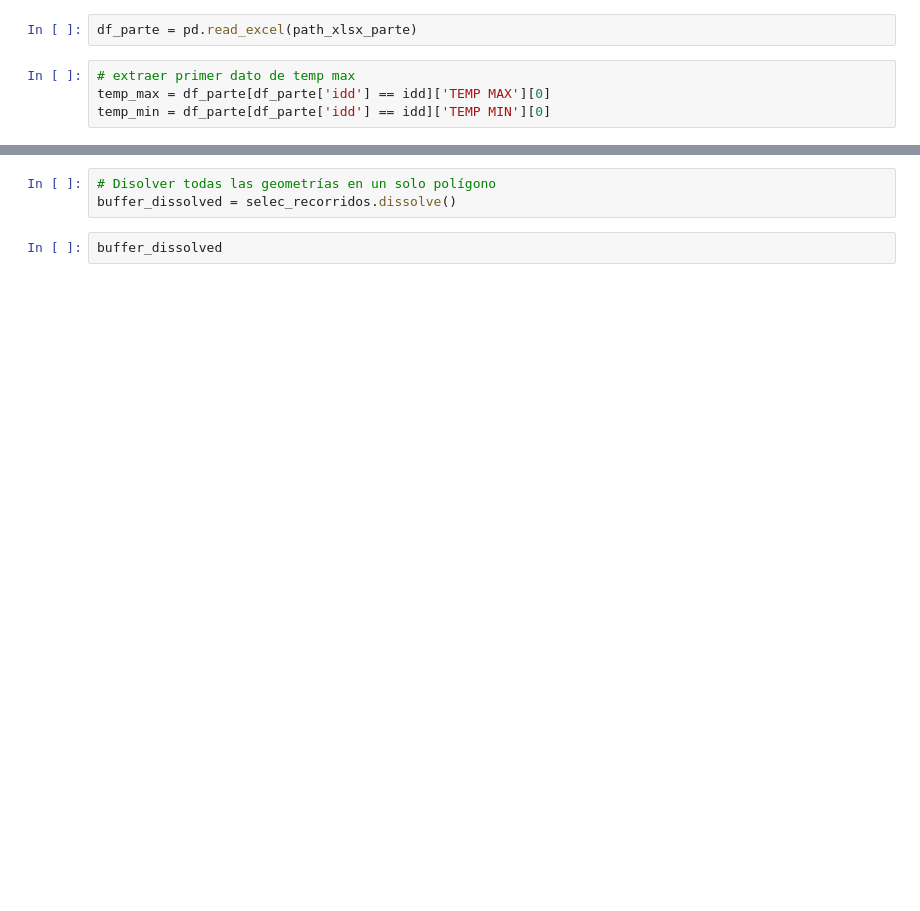
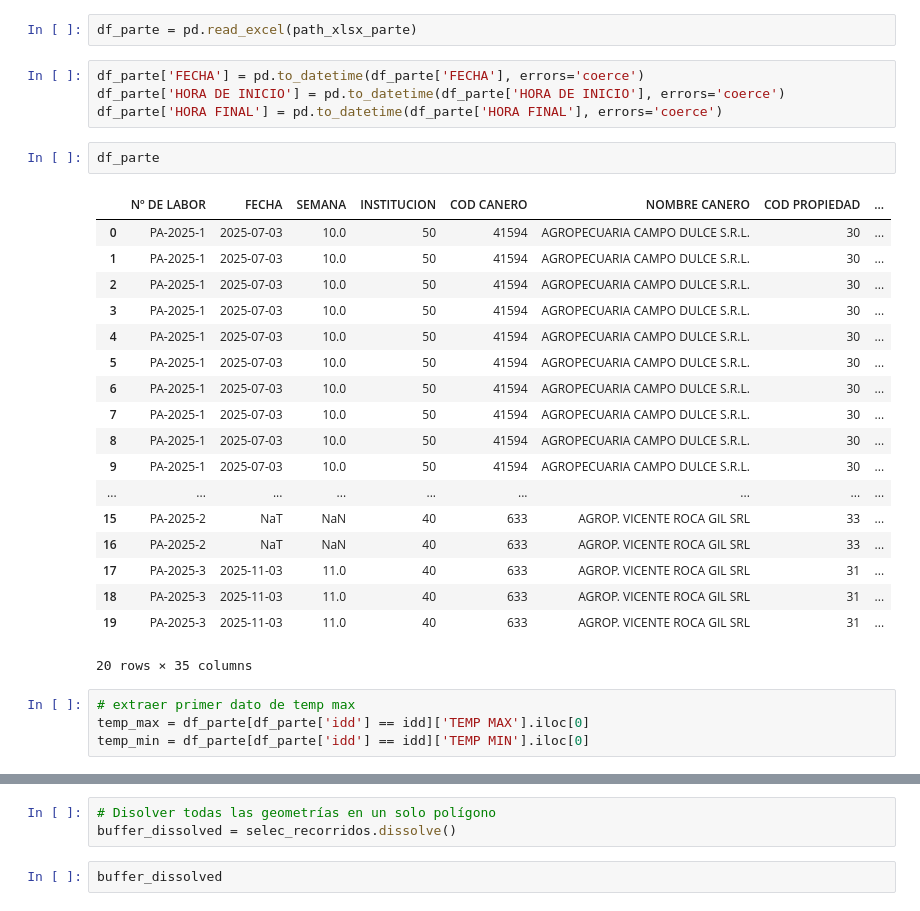
Before and after one commit to bismarksr17/utea_scripts, a Jupyter notebook: drones_pulverizacion/031_pulv_procesar_plan-recorrido.ipynb, the cells around one changed output, grey strips where cells are left out. Cells and saved outputs as stored; diff of their text form; blank space fills up the shorter version.

```diff
--- a/drones_pulverizacion/031_pulv_procesar_plan-recorrido.ipynb
+++ b/drones_pulverizacion/031_pulv_procesar_plan-recorrido.ipynb
@@ -110,9 +124,34 @@ total_caudal
 # %%
 df_parte = pd.read_excel(path_xlsx_parte)
+# %%
+df_parte['FECHA'] = pd.to_datetime(df_parte['FECHA'], errors='coerce')
+df_parte['HORA DE INICIO'] = pd.to_datetime(df_parte['HORA DE INICIO'], errors='coerce')
+df_parte['HORA FINAL'] = pd.to_datetime(df_parte['HORA FINAL'], errors='coerce')
+# %%
+df_parte
+# %% [output]
+|  | Nº DE LABOR | FECHA | SEMANA | INSTITUCION | COD CANERO | NOMBRE CANERO | COD PROPIEDAD | ... |
+| 0 | PA-2025-1 | 2025-07-03 | 10.0 | 50 | 41594 | AGROPECUARIA CAMPO DULCE S.R.L. | 30 | ... |
+| 1 | PA-2025-1 | 2025-07-03 | 10.0 | 50 | 41594 | AGROPECUARIA CAMPO DULCE S.R.L. | 30 | ... |
+| 2 | PA-2025-1 | 2025-07-03 | 10.0 | 50 | 41594 | AGROPECUARIA CAMPO DULCE S.R.L. | 30 | ... |
+| 3 | PA-2025-1 | 2025-07-03 | 10.0 | 50 | 41594 | AGROPECUARIA CAMPO DULCE S.R.L. | 30 | ... |
+| 4 | PA-2025-1 | 2025-07-03 | 10.0 | 50 | 41594 | AGROPECUARIA CAMPO DULCE S.R.L. | 30 | ... |
+| 5 | PA-2025-1 | 2025-07-03 | 10.0 | 50 | 41594 | AGROPECUARIA CAMPO DULCE S.R.L. | 30 | ... |
+| 6 | PA-2025-1 | 2025-07-03 | 10.0 | 50 | 41594 | AGROPECUARIA CAMPO DULCE S.R.L. | 30 | ... |
+| 7 | PA-2025-1 | 2025-07-03 | 10.0 | 50 | 41594 | AGROPECUARIA CAMPO DULCE S.R.L. | 30 | ... |
+| 8 | PA-2025-1 | 2025-07-03 | 10.0 | 50 | 41594 | AGROPECUARIA CAMPO DULCE S.R.L. | 30 | ... |
+| 9 | PA-2025-1 | 2025-07-03 | 10.0 | 50 | 41594 | AGROPECUARIA CAMPO DULCE S.R.L. | 30 | ... |
+| ... | ... | ... | ... | ... | ... | ... | ... | ... |
+| 15 | PA-2025-2 | NaT | NaN | 40 | 633 | AGROP. VICENTE ROCA GIL SRL | 33 | ... |
+| 16 | PA-2025-2 | NaT | NaN | 40 | 633 | AGROP. VICENTE ROCA GIL SRL | 33 | ... |
+| 17 | PA-2025-3 | 2025-11-03 | 11.0 | 40 | 633 | AGROP. VICENTE ROCA GIL SRL | 31 | ... |
+| 18 | PA-2025-3 | 2025-11-03 | 11.0 | 40 | 633 | AGROP. VICENTE ROCA GIL SRL | 31 | ... |
+| 19 | PA-2025-3 | 2025-11-03 | 11.0 | 40 | 633 | AGROP. VICENTE ROCA GIL SRL | 31 | ... |
+20 rows × 35 columns
 # %%
 # extraer primer dato de temp max
-temp_max = df_parte[df_parte['idd'] == idd]['TEMP MAX'][0]
-temp_min = df_parte[df_parte['idd'] == idd]['TEMP MIN'][0]
+temp_max = df_parte[df_parte['idd'] == idd]['TEMP MAX'].iloc[0]
+temp_min = df_parte[df_parte['idd'] == idd]['TEMP MIN'].iloc[0]
 # %%
 temp = round((temp_max + temp_min) / 2)
 temp
```
Also changed, not shown: parts of 20 cells of this notebook, 2 other files.
